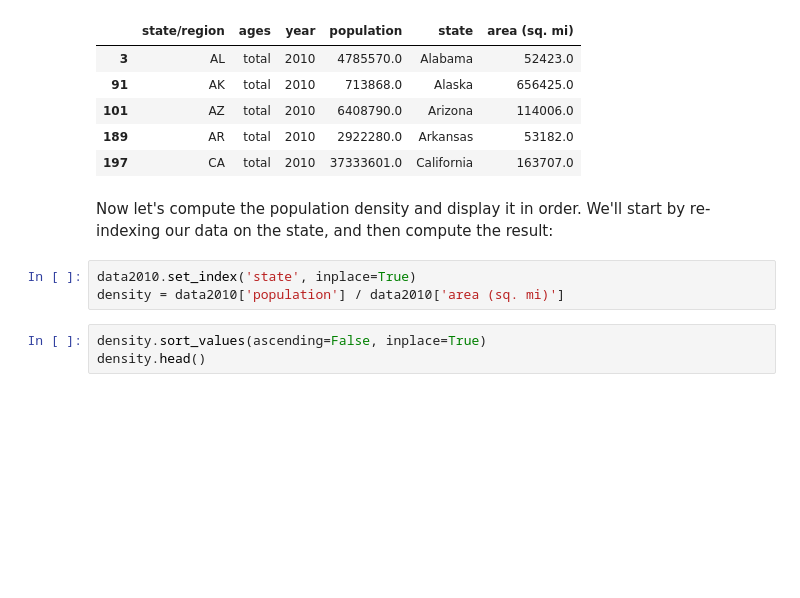
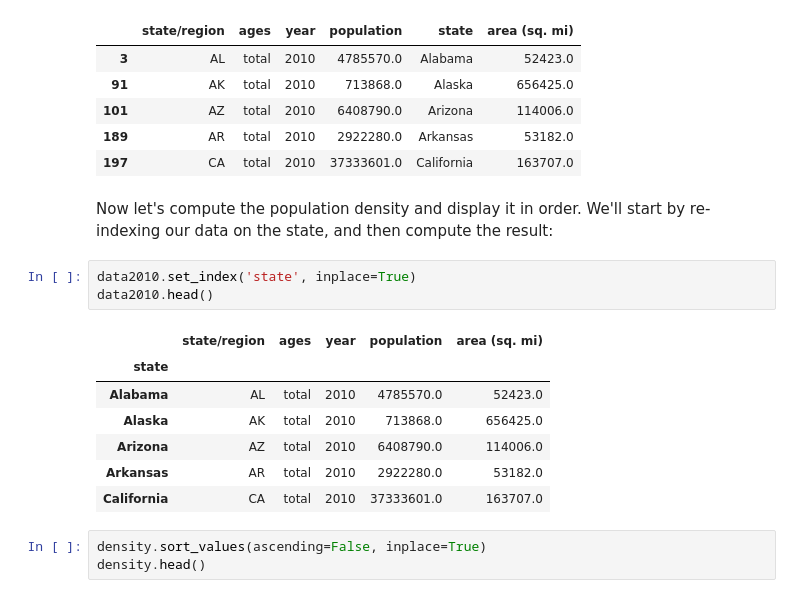
Before and after one commit to shasha920/6070, a Jupyter notebook: Module 9 - Combining Datasets.ipynb, the cells around one changed output. Drawn from its saved outputs; the diff is of its cells as text; blank space fills up the shorter version.

```diff
--- a/Module 9 - Combining Datasets.ipynb
+++ b/Module 9 - Combining Datasets.ipynb
@@ -899,7 +918,15 @@ Now let's compute the population density and display it in order.
 We'll start by re-indexing our data on the state, and then compute the result:
 # %%
 data2010.set_index('state', inplace=True)
-density = data2010['population'] / data2010['area (sq. mi)']
+data2010.head()
+# %% [output]
+|  | state/region | ages | year | population | area (sq. mi) |
+| state |  |  |  |  |  |
+| Alabama | AL | total | 2010 | 4785570.0 | 52423.0 |
+| Alaska | AK | total | 2010 | 713868.0 | 656425.0 |
+| Arizona | AZ | total | 2010 | 6408790.0 | 114006.0 |
+| Arkansas | AR | total | 2010 | 2922280.0 | 53182.0 |
+| California | CA | total | 2010 | 37333601.0 | 163707.0 |
 # %%
 density.sort_values(ascending=False, inplace=True)
 density.head()
```
Also changed, not shown: parts of 5 cells of this notebook.
